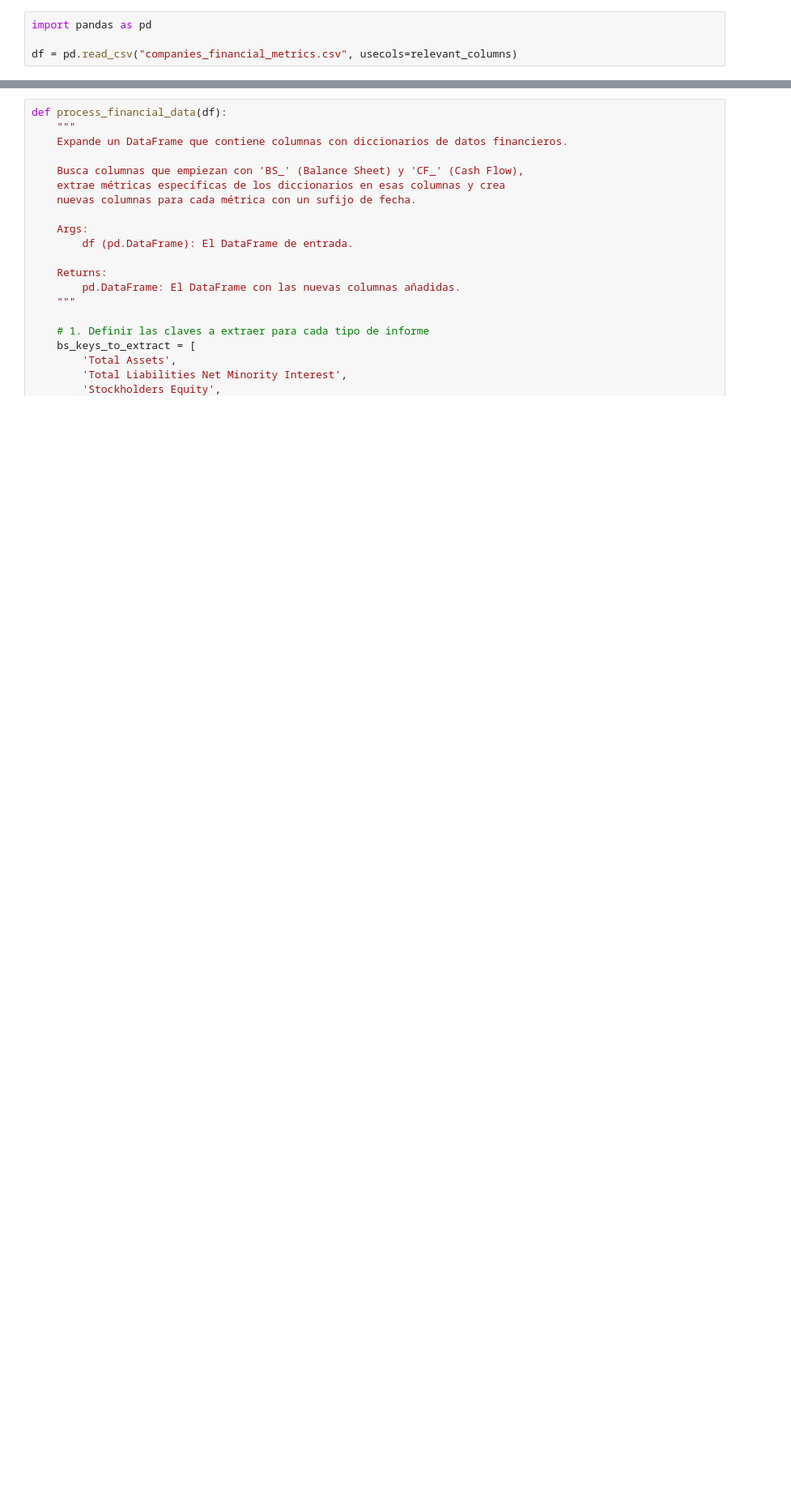
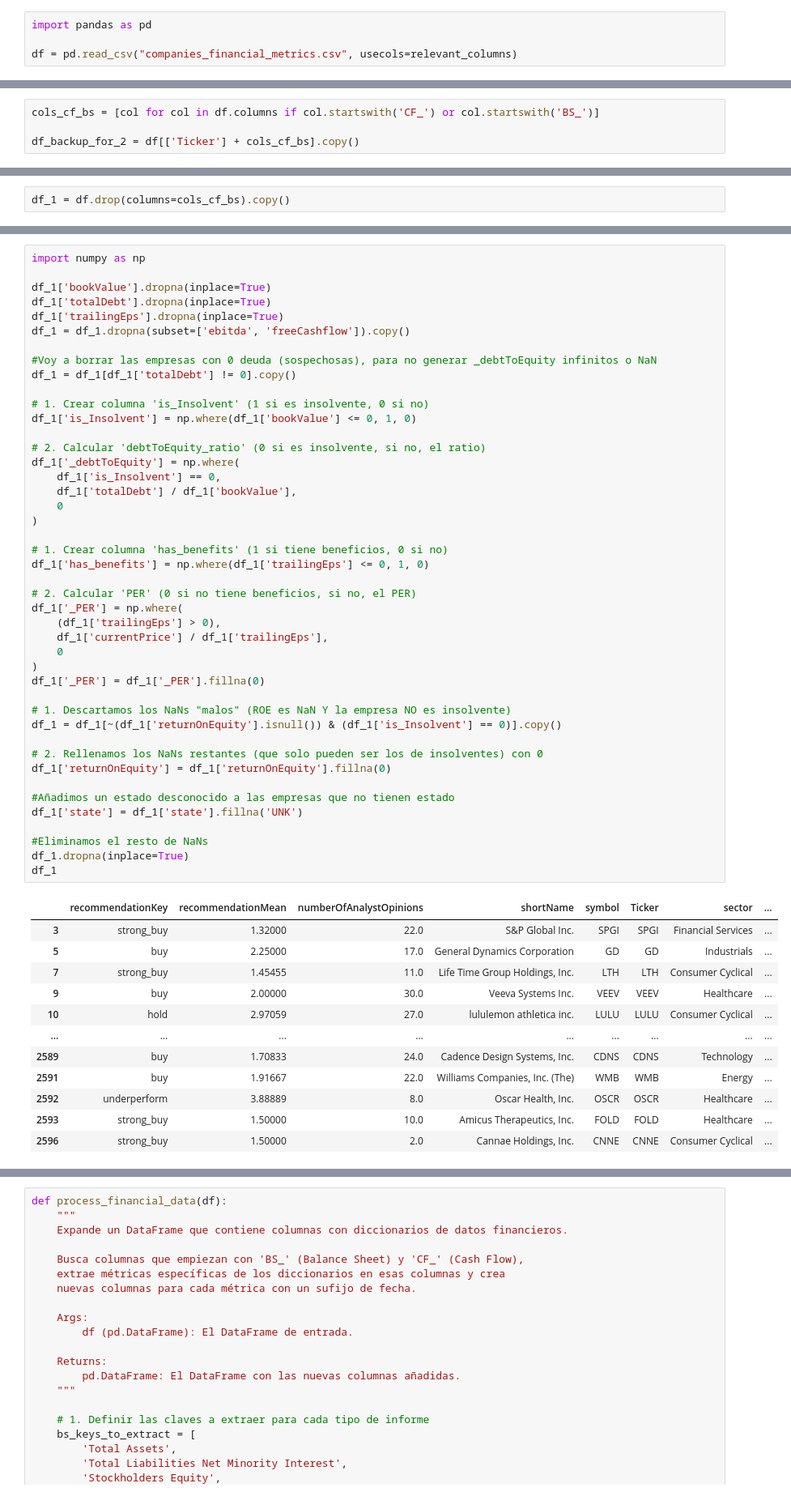
Before and after one commit to SergioBeamonte/Machine-Learning, a Jupyter notebook: clean_data.ipynb, the cells around one changed output, grey strips where cells are left out. Shown at 81% size. Saved outputs shown, nothing was run; the diff lists cells and outputs as text; blank space fills up the shorter version.

```diff
--- a/clean_data.ipynb
+++ b/clean_data.ipynb
@@ -85,0 +113,4 @@ df
+# %%
+cols_cf_bs = [col for col in df.columns if col.startswith('CF_') or col.startswith('BS_')]
+
+df_backup_for_2 = df[['Ticker'] + cols_cf_bs].copy()
@@ -85,0 +120,2 @@ df
+# %%
+df_1 = df.drop(columns=cols_cf_bs).copy()
@@ -85,0 +231,57 @@ df
+# %%
+import numpy as np
+
+df_1['bookValue'].dropna(inplace=True)
+df_1['totalDebt'].dropna(inplace=True)
+df_1['trailingEps'].dropna(inplace=True)
+df_1 = df_1.dropna(subset=['ebitda', 'freeCashflow']).copy()
+
+#Voy a borrar las empresas con 0 deuda (sospechosas), para no generar _debtToEquity infinitos o NaN
+df_1 = df_1[df_1['totalDebt'] != 0].copy()
+
+# 1. Crear columna 'is_Insolvent' (1 si es insolvente, 0 si no)
+df_1['is_Insolvent'] = np.where(df_1['bookValue'] <= 0, 1, 0)
+
+# 2. Calcular 'debtToEquity_ratio' (0 si es insolvente, si no, el ratio)
+df_1['_debtToEquity'] = np.where(
+    df_1['is_Insolvent'] == 0,
+    df_1['totalDebt'] / df_1['bookValue'],
+    0
+)
+
+# 1. Crear columna 'has_benefits' (1 si tiene beneficios, 0 si no)
+df_1['has_benefits'] = np.where(df_1['trailingEps'] <= 0, 1, 0)
+
+# 2. Calcular 'PER' (0 si no tiene beneficios, si no, el PER)
+df_1['_PER'] = np.where(
+    (df_1['trailingEps'] > 0),
+    df_1['currentPrice'] / df_1['trailingEps'],
+    0
+)
+df_1['_PER'] = df_1['_PER'].fillna(0)
+
+# 1. Descartamos los NaNs "malos" (ROE es NaN Y la empresa NO es insolvente)
+df_1 = df_1[~(df_1['returnOnEquity'].isnull()) & (df_1['is_Insolvent'] == 0)].copy()
+
+# 2. Rellenamos los NaNs restantes (que solo pueden ser los de insolventes) con 0
+df_1['returnOnEquity'] = df_1['returnOnEquity'].fillna(0)
+
+#Añadimos un estado desconocido a las empresas que no tienen estado
+df_1['state'] = df_1['state'].fillna('UNK')
+
+#Eliminamos el resto de NaNs
+df_1.dropna(inplace=True)
+df_1
+# %% [output]
+|  | recommendationKey | recommendationMean | numberOfAnalystOpinions | shortName | symbol | Ticker | sector | ... |
+| 3 | strong_buy | 1.32000 | 22.0 | S&P Global Inc. | SPGI | SPGI | Financial Services | ... |
+| 5 | buy | 2.25000 | 17.0 | General Dynamics Corporation | GD | GD | Industrials | ... |
+| 7 | strong_buy | 1.45455 | 11.0 | Life Time Group Holdings, Inc. | LTH | LTH | Consumer Cyclical | ... |
+| 9 | buy | 2.00000 | 30.0 | Veeva Systems Inc. | VEEV | VEEV | Healthcare | ... |
+| 10 | hold | 2.97059 | 27.0 | lululemon athletica inc. | LULU | LULU | Consumer Cyclical | ... |
+| ... | ... | ... | ... | ... | ... | ... | ... | ... |
+| 2589 | buy | 1.70833 | 24.0 | Cadence Design Systems, Inc. | CDNS | CDNS | Technology | ... |
+| 2591 | buy | 1.91667 | 22.0 | Williams Companies, Inc. (The) | WMB | WMB | Energy | ... |
+| 2592 | underperform | 3.88889 | 8.0 | Oscar Health, Inc. | OSCR | OSCR | Healthcare | ... |
+| 2593 | strong_buy | 1.50000 | 10.0 | Amicus Therapeutics, Inc. | FOLD | FOLD | Healthcare | ... |
+| 2596 | strong_buy | 1.50000 | 2.0 | Cannae Holdings, Inc. | CNNE | CNNE | Consumer Cyclical | ... |
```
Also changed, not shown: parts of 21 cells of this notebook, 5 other files.
